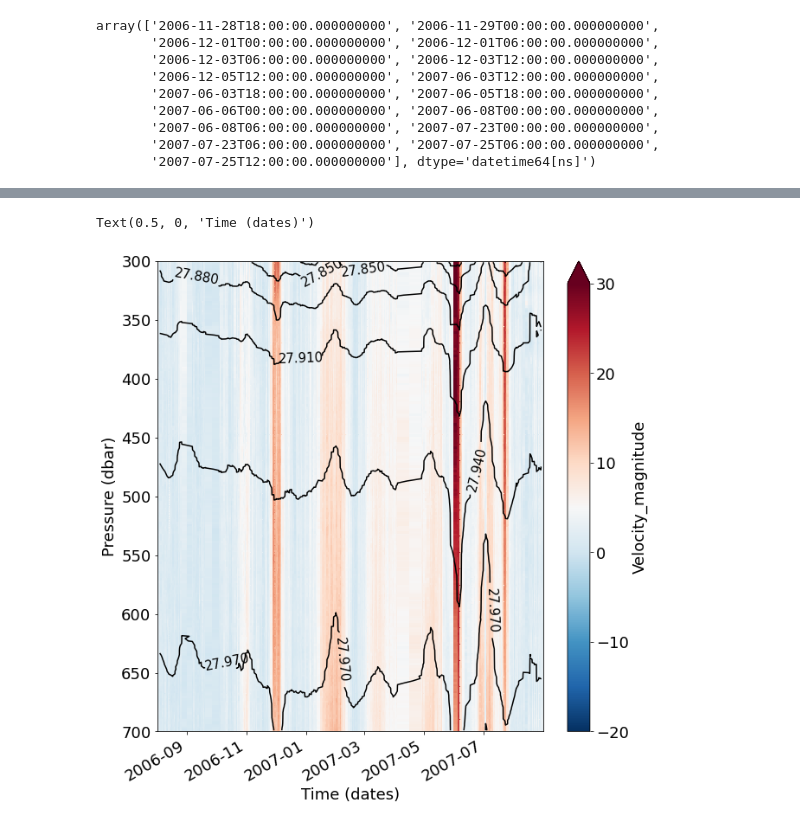
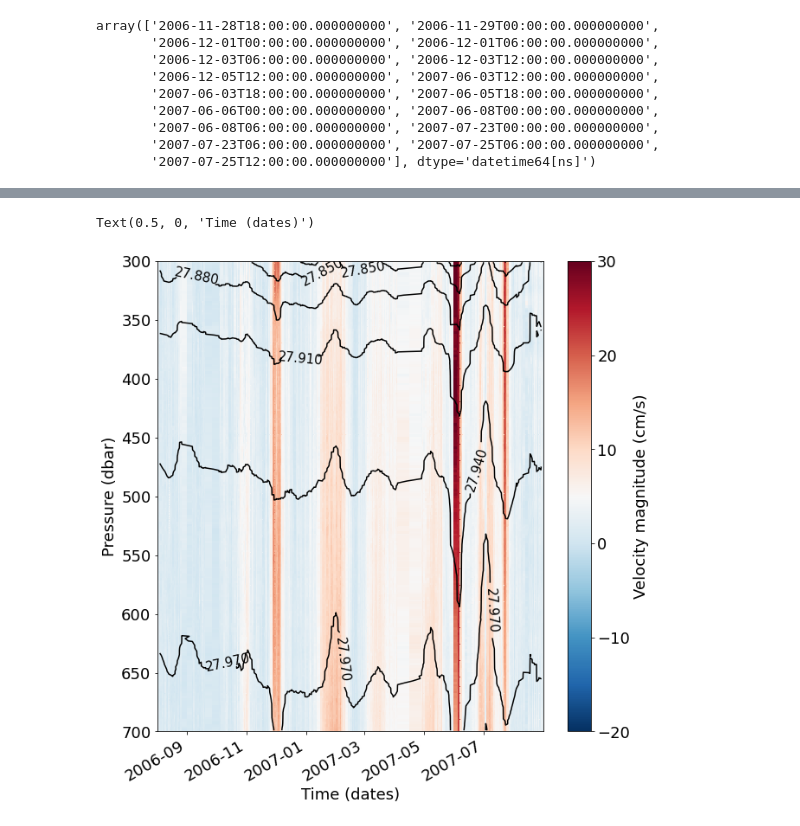
Before and after one commit to zcasparco/Canada_basin, a Jupyter notebook: Profiles_moorings_fig12.ipynb, the cells around one changed output, grey strips where cells are left out. Drawn from its saved outputs; the diff is of its cells as text; code cells hidden in the pictures.

```diff
--- a/Profiles_moorings_fig12.ipynb
+++ b/Profiles_moorings_fig12.ipynb
@@ -513,18 +533,21 @@ array(['2006-11-28T18:00:00.000000000', '2006-11-29T00:00:00.000000000',
 # %%
 a0 = datetime.datetime(2006,10,26)
 a1 = datetime.datetime(2006,11,2)
 b0 = datetime.datetime(2004,7,15)
 b1 = datetime.datetime(2004,8,2)
 fig= plt.figure(figsize=(10,10))
 ax = fig.add_subplot(111)
-Ds['Velocity_magnitude'].sel(time=slice(datetime.datetime(2006,7,31),datetime.datetime(2007,8,31)),pressure=slice(300,700)).plot(ax=ax,y='pressure',yincrease=False,cmap='RdBu_r',vmin=-20,vmax=30,label='Velocity')
+cb = Ds['Velocity_magnitude'].sel(time=slice(datetime.datetime(2006,7,31),datetime.datetime(2007,8,31)),pressure=slice(300,700)).plot(ax=ax,y='pressure',yincrease=False,cmap='RdBu_r',vmin=-20,vmax=30,add_colorbar=False)
 cs = Ds['Density'].sel(time=slice(datetime.datetime(2006,8,1),datetime.datetime(2007,9,1)),pressure=slice(300,700)).rolling(time=6, center=True).mean().dropna("time").plot.contour(ax=ax,colors='k',levels=8,y='pressure',yincrease=False)
 plt.clabel(cs,inline=True,fontsize=15)
+cbar = plt.colorbar(cb)
+cbar.set_label('Velocity magnitude (cm/s)')
+
 #ax.set_yticks(dates.date2num(datetime.datetime(2003,7,31)),dates.date2num(datetime.datetime(2003,8,31))
 ax.set_ylabel('Pressure (dbar)');ax.set_xlabel('Time (dates)')
 #plt.axvspan(a0, a1, color='grey', alpha=0.3, lw=0)
 #plt.axvspan(b0, b1, color='grey', alpha=0.3, lw=0)
 #var.plot(ax=ax)
 # %% [output]
 Text(0.5, 0, 'Time (dates)')
-[figure, old version]
+[figure, new version]
```
Also changed, not shown: parts of 1 cell of this notebook.
